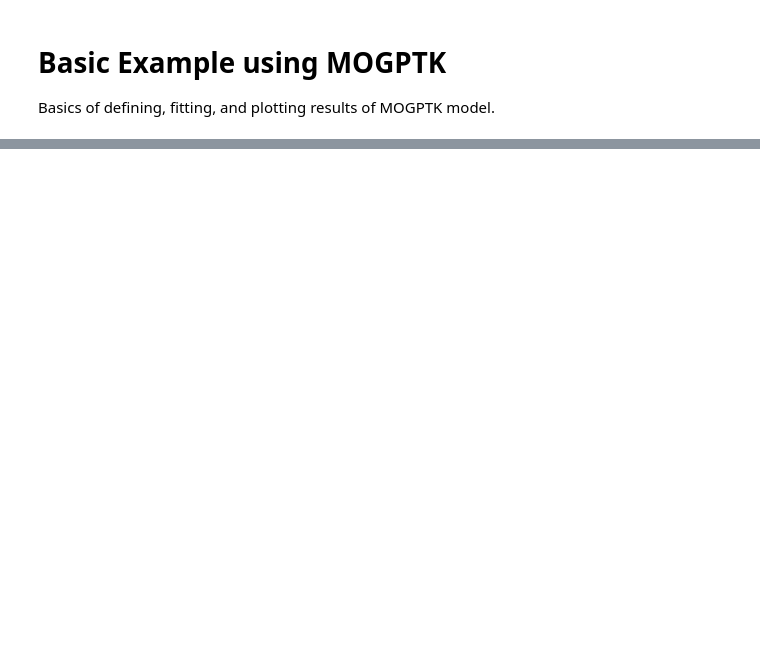
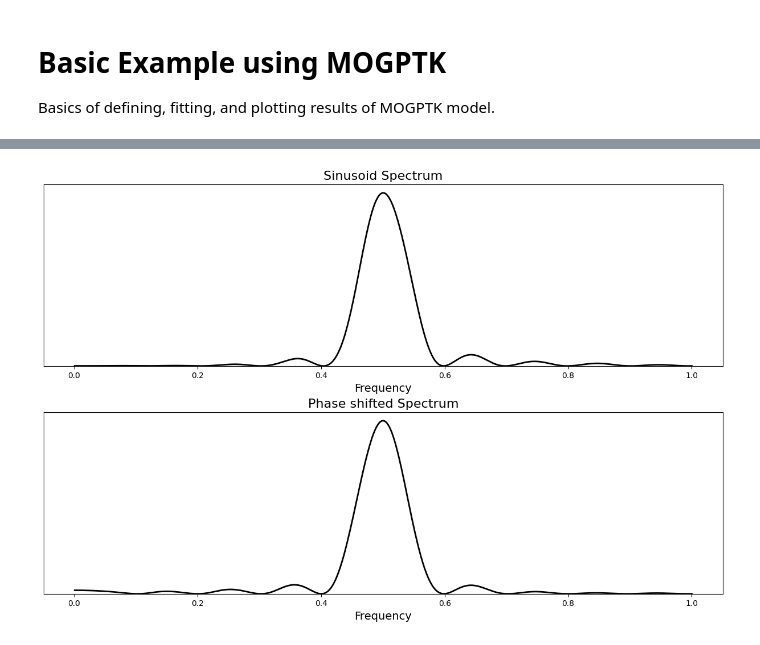
Before and after one commit to shihchingfu/mogptk-examples, a Jupyter notebook: 00-quick-start.ipynb, the cells around one changed output, grey strips where cells are left out. Drawn from its saved outputs; the diff is of its cells as text; code cells hidden in the pictures; blank space fills up the shorter version.

```diff
--- a/00-quick-start.ipynb
+++ b/00-quick-start.ipynb
@@ -30,0 +50,5 @@ $$Y_4 \mid t \sim \mathcal{N}\left(3\sin(6(t-2)), 0.3^2\right)$$
+# %%
+# LS periodogram
+dataset1.plot_spectrum(maxfreq=frequency*2);
+# %% [output]
+[figure, added]
```
Also changed, not shown: parts of 22 cells of this notebook.
